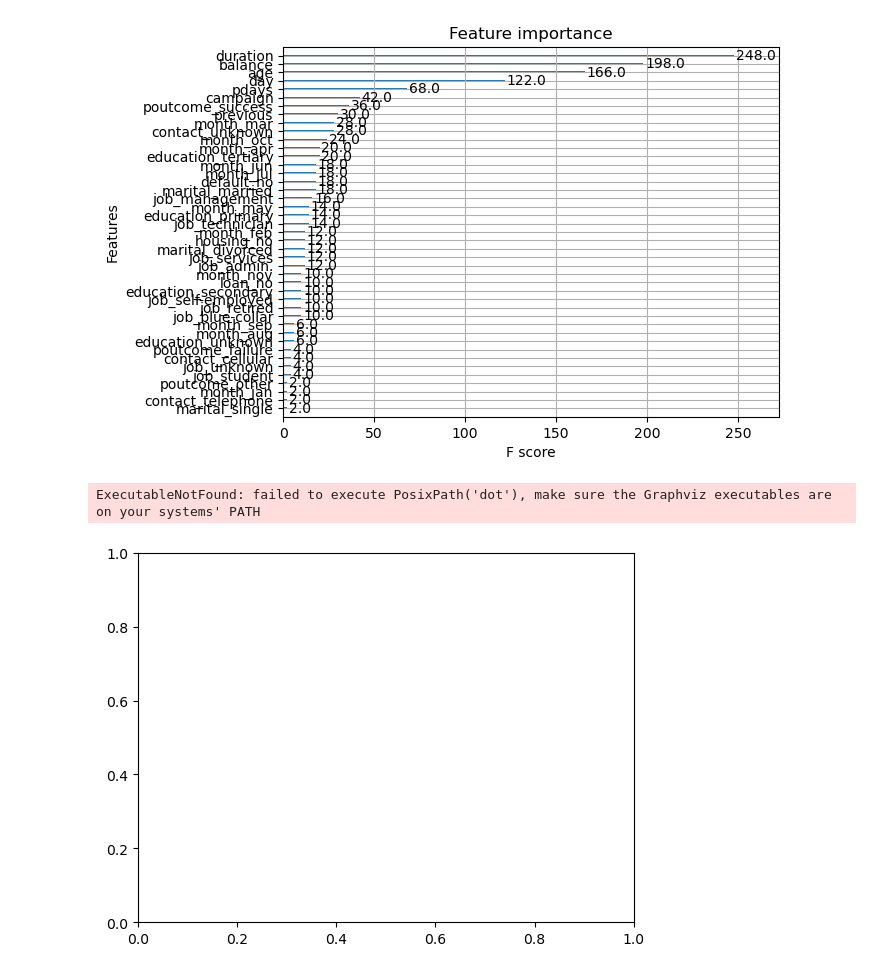
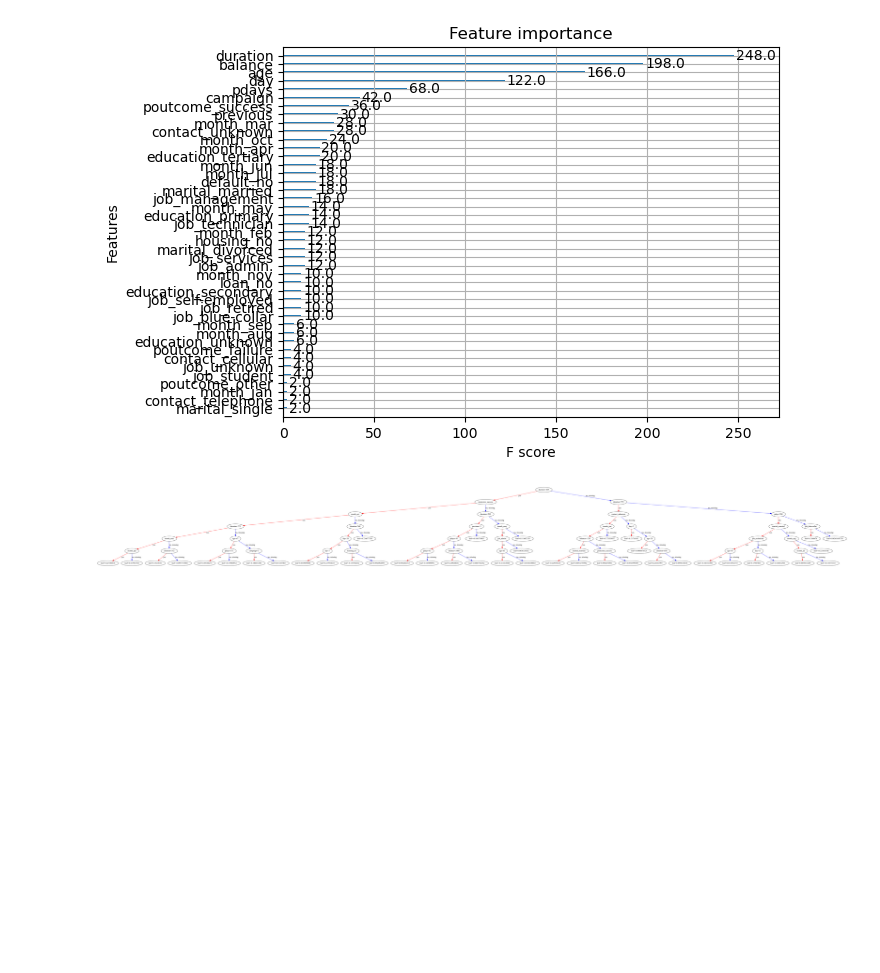
Before and after one commit to JaneAmi/MLOps-YData, a Jupyter notebook: notebooks/xgboost-implementation-on-bank-marketing-dataset.ipynb, the cells around one changed output. Drawn from its saved outputs; the diff is of its cells as text; code cells hidden in the pictures; blank space fills up the shorter version.

Commit message:
bank marketing ds

```diff
--- a/notebooks/xgboost-implementation-on-bank-marketing-dataset.ipynb
+++ b/notebooks/xgboost-implementation-on-bank-marketing-dataset.ipynb
@@ -61,6 +75,6 @@ os.listdir()
 # %%
 #Importing and displaying data
-data = pd.read_csv("./bank.csv", delimiter=";",header='infer')
+data = pd.read_csv("../data/raw/bank.csv", delimiter=";",header='infer')
 data.head()
 # %% [output]
 |  | age | job | marital | education | default | balance | housing | loan | contact | day | month | ... |
@@ -262,11 +276,10 @@ pyplot.show()
 # %% [output]
 [figure]
 # %%
-# #Tree visualisation (Double tap to zoo)
-# xgb.plot_tree(XGB_Model, num_trees=2)
-# fig = plt.gcf()
-# fig.set_size_inches(150, 100)
-# fig.savefig('tree.png')
+#Tree visualisation (Double tap to zoo)
+xgb.plot_tree(XGB_Model, num_trees=2)
+fig = plt.gcf()
+fig.set_size_inches(150, 100)
+fig.savefig('tree.png')
 # %% [output]
-ExecutableNotFound: failed to execute PosixPath('dot'), make sure the Graphviz executables are on your systems' PATH
-[figure, old version]
+[figure, new version]
```
Also changed, not shown: parts of 5 cells of this notebook, 5 other files.
